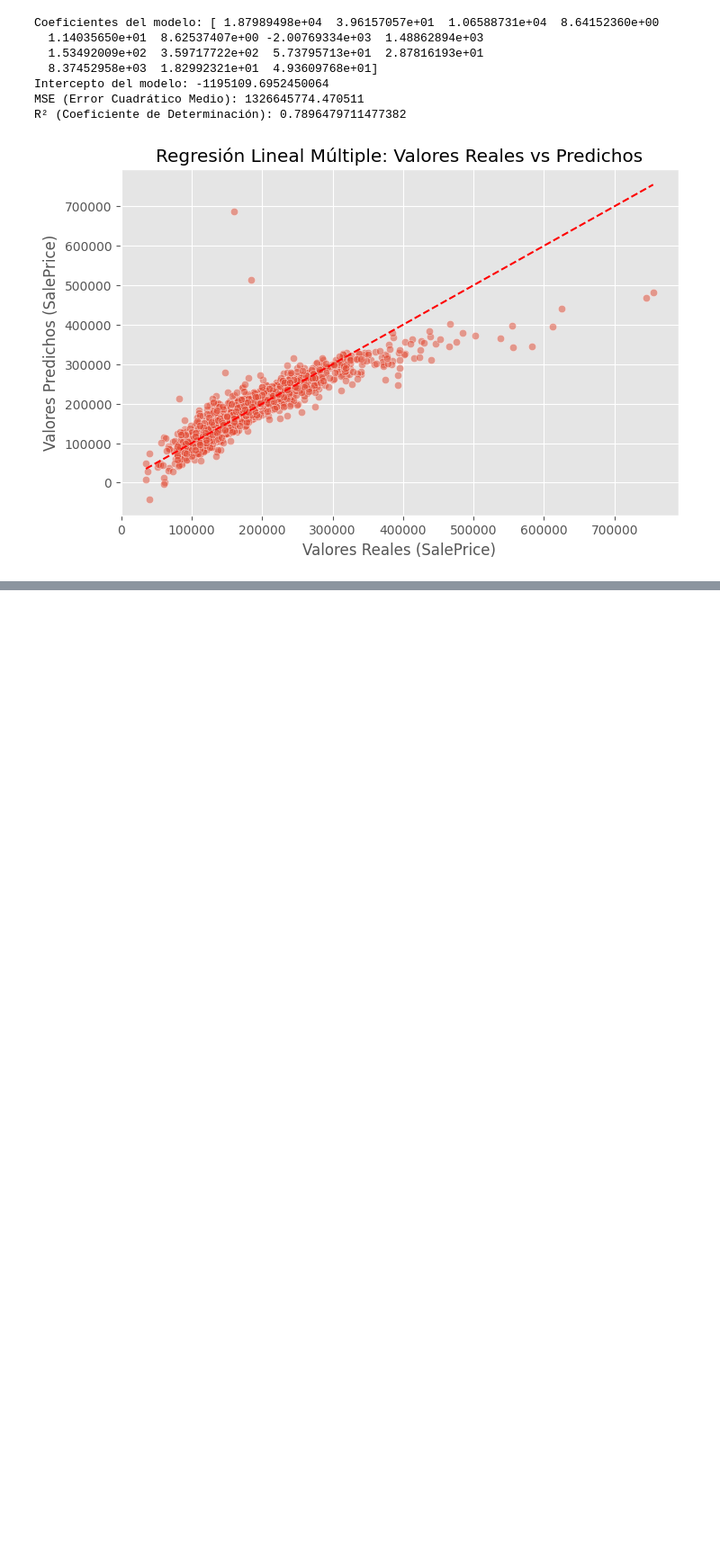
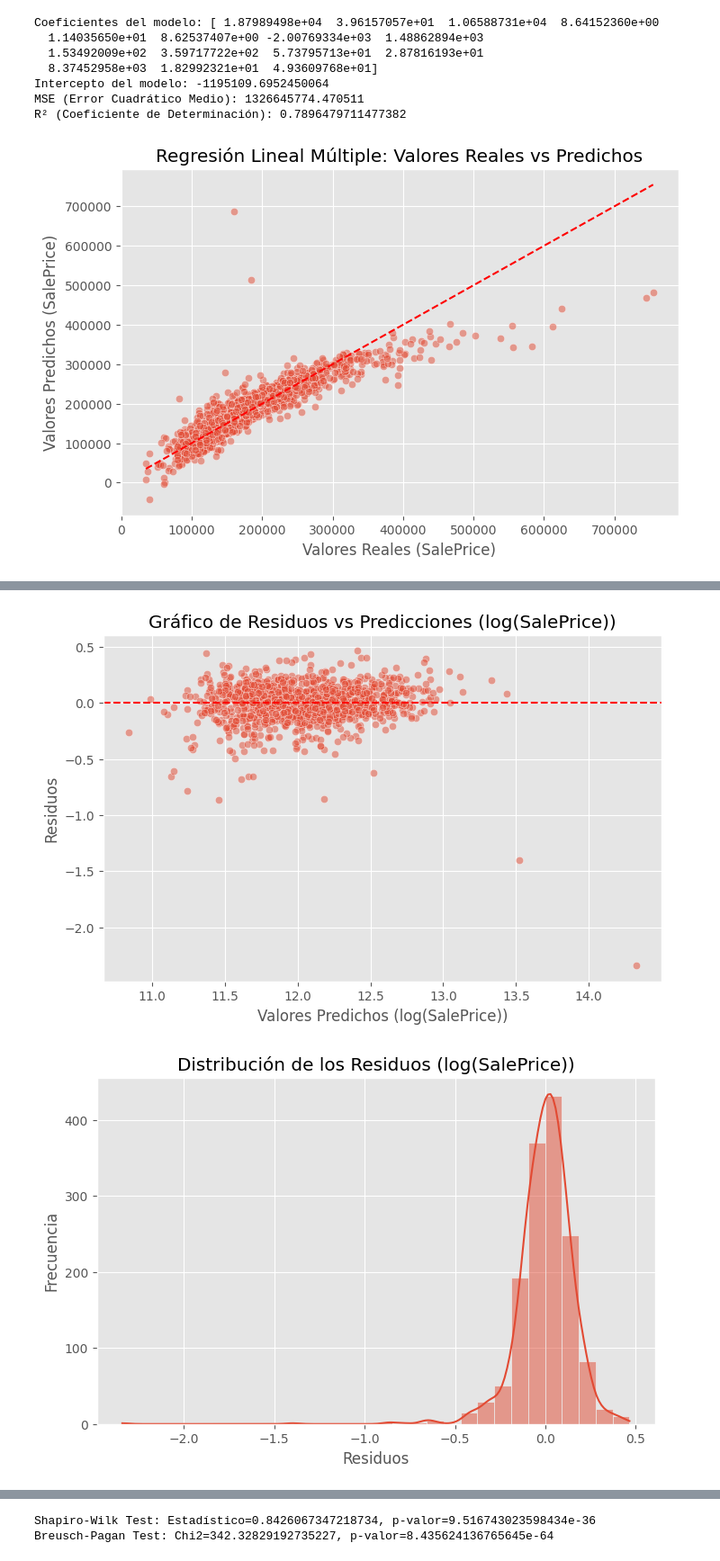
Before and after one commit to Hayser8/HT3MD, a Jupyter notebook: HT3.ipynb, the cells around one changed output, grey strips where cells are left out. Shown at 90% size. Drawn from its saved outputs; the diff is of its cells as text; code cells hidden in the pictures; blank space fills up the shorter version.

Commit message:
distribución logratimica

```diff
--- a/HT3.ipynb
+++ b/HT3.ipynb
@@ -785,0 +924,36 @@ ValueError: The Breusch-Pagan test requires exog to have at least two columns wh
+# %%
+import statsmodels.api as sm
+from scipy.stats import shapiro
+from statsmodels.stats.diagnostic import het_breuschpagan
+
+residuals_log = y_train_log - y_pred_log
+
+plt.figure(figsize=(8, 5))
+sns.scatterplot(x=y_pred_log, y=residuals_log, alpha=0.5)
+plt.axhline(y=0, color="red", linestyle="--")
+plt.xlabel("Valores Predichos (log(SalePrice))")
+plt.ylabel("Residuos")
+plt.title("Gráfico de Residuos vs Predicciones (log(SalePrice))")
+plt.show()
+
+plt.figure(figsize=(8, 5))
+sns.histplot(residuals_log, bins=30, kde=True)
+plt.xlabel("Residuos")
+plt.ylabel("Frecuencia")
+plt.title("Distribución de los Residuos (log(SalePrice))")
+plt.show()
+
+sm.qqplot(residuals_log, line='45')
+plt.title("QQ-Plot de los Residuos (log(SalePrice))")
+plt.show()
+
+stat_log, p_value_log = shapiro(residuals_log)
+print(f"Shapiro-Wilk Test: Estadístico={stat_log}, p-valor={p_value_log}")
+
+X_train_multi_log_const = sm.add_constant(X_train_multi_log)
+
+bp_test_log = het_breuschpagan(residuals_log, X_train_multi_log_const)
+print(f"Breusch-Pagan Test: Chi2={bp_test_log[0]}, p-valor={bp_test_log[1]}")
+# %% [output]
+[figure, added]
+[figure, added]
@@ -785,0 +961,2 @@ ValueError: The Breusch-Pagan test requires exog to have at least two columns wh
+Shapiro-Wilk Test: Estadístico=0.8426067347218734, p-valor=9.516743023598434e-36
+Breusch-Pagan Test: Chi2=342.32829192735227, p-valor=8.435624136765645e-64
```
Also changed, not shown: parts of 6 cells of this notebook.
